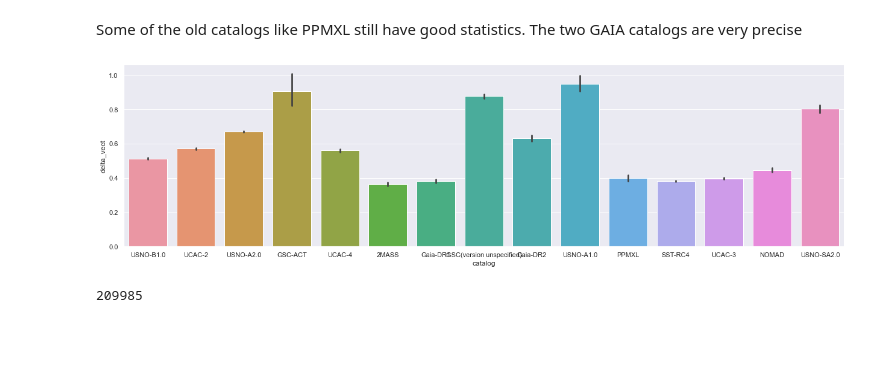
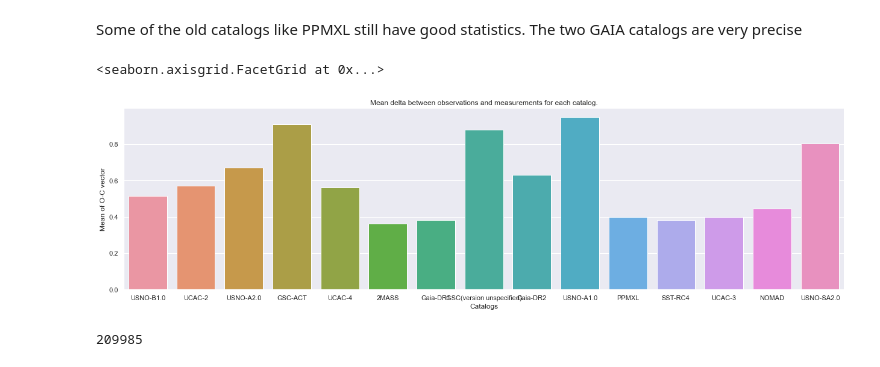
Before and after one commit to Keith-Maxwell/DynAstVO-Stats, a Jupyter notebook: Visualisation_DynAstVO.ipynb, the cells around one changed output. Saved outputs shown, nothing was run; the diff lists cells and outputs as text; code cells hidden in the pictures; blank space fills up the shorter version.

Commit message:
Improve plot of mean, std and median

```diff
--- a/Visualisation_DynAstVO.ipynb
+++ b/Visualisation_DynAstVO.ipynb
@@ -222,9 +221,11 @@ USNO-A1.0                mean: 0.86     median: 0.6704662556758543      Standard
 # %% [markdown]
 Some of the old catalogs like PPMXL still have good statistics. The two GAIA catalogs are very precise
 # %%
-ax = sns.catplot(x='catalog', y='delta_vect', data=OSdata[(OSdata['catalog'].isin(MOST_USED_CATALOGS))], ci=99, kind='bar', height=5, aspect=3.5)
+ax = sns.catplot(x='catalog', y='delta_vect', data=OSdata[(OSdata['catalog'].isin(MOST_USED_CATALOGS))], ci=None, kind='bar', height=5, aspect=3.5)
+ax.set(xlabel='Catalogs', ylabel='Mean of O-C vector', title='Mean delta between observations and measurements for each catalog.')
 # %% [output]
+<seaborn.axisgrid.FacetGrid at 0x...>
-[figure, old version]
+[figure, new version]
 # %%
 len(OSdata[(OSdata['catalog'].isin(['Gaia-DR2'])) & (OSdata['delta_vect'] <= 0.6)])
 # %% [output]
```
Also changed, not shown: parts of 3 cells of this notebook, 1 other file.
